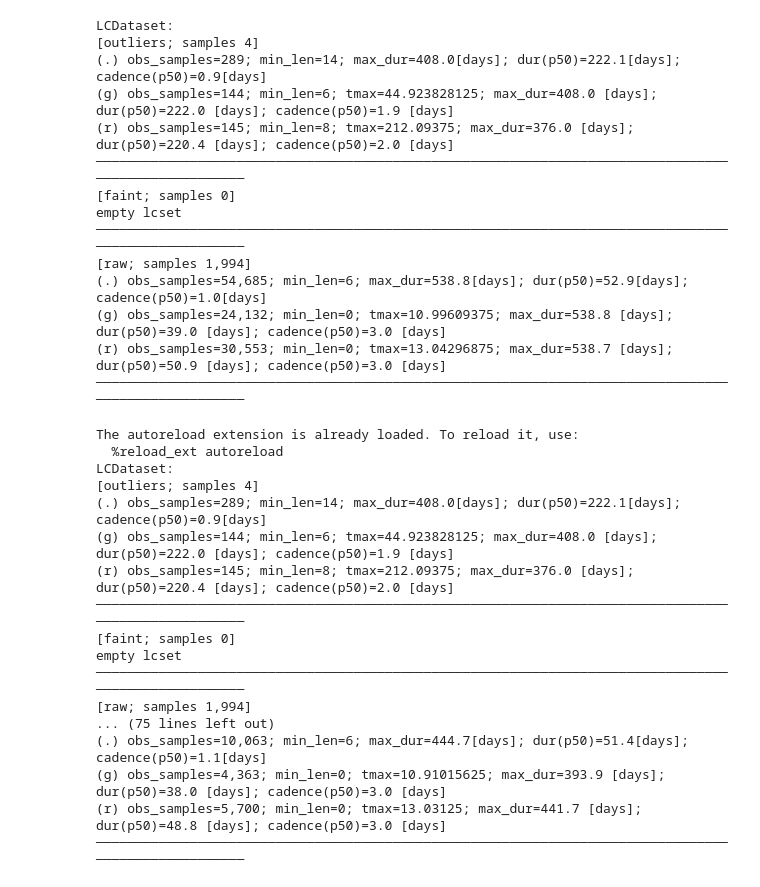
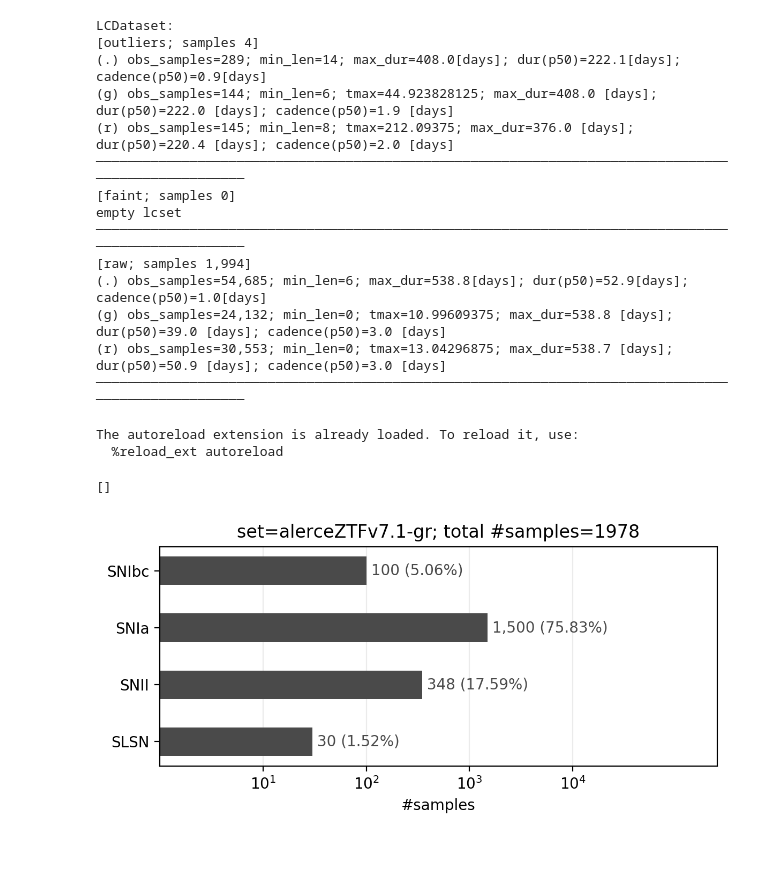
Before and after one commit to oscarpimentel/astro-lightcurves-handler, a Jupyter notebook: experiments/raw_to_split_dataset.ipynb, the cells around one changed output. Drawn from its saved outputs; the diff is of its cells as text; code cells hidden in the pictures; blank space fills up the shorter version.

```diff
--- a/experiments/raw_to_split_dataset.ipynb
+++ b/experiments/raw_to_split_dataset.ipynb
@@ -50,32 +48,46 @@ empty lcset
 (g) obs_samples=24,132; min_len=0; tmax=10.99609375; max_dur=538.8 [days]; dur(p50)=39.0 [days]; cadence(p50)=3.0 [days]
 (r) obs_samples=30,553; min_len=0; tmax=13.04296875; max_dur=538.7 [days]; dur(p50)=50.9 [days]; cadence(p50)=3.0 [days]
 ────────────────────────────────────────────────────────────────────────────────────────────────────
-# %%
-%load_ext autoreload
-%autoreload 2
-
-SNIIb_obj_names = ['ZTF18abojpnr', 'ZTF19aaugupw', 'ZTF19aawethv', 'ZTF18acbzoyh', 'ZTF18acqxyiq', 'ZTF18acrcyqw', 'ZTF19aadpqnb', 'ZTF19aaknate', 'ZTF19aalzvnu', 'ZTF19abqykei', 'ZTF19abqmsnk', 'ZTF19acyjjni', 'ZTF19aczmnqy', 'ZTF19aaejtof', 'ZTF20aawefgx', 'ZTF20aaxhzhc']
-lcdataset.split('raw',
-    shuffle=True,
-    random_state=0,
-    outlier_obj_names=SNIIb_obj_names,
-    )
-print(lcdataset)
-# %% [output]
-The autoreload extension is already loaded. To reload it, use:
-  %reload_ext autoreload
-LCDataset:
-[outliers; samples 4]
-(.) obs_samples=289; min_len=14; max_dur=408.0[days]; dur(p50)=222.1[days]; cadence(p50)=0.9[days]
-(g) obs_samples=144; min_len=6; tmax=44.923828125; max_dur=408.0 [days]; dur(p50)=222.0 [days]; cadence(p50)=1.9 [days]
-(r) obs_samples=145; min_len=8; tmax=212.09375; max_dur=376.0 [days]; dur(p50)=220.4 [days]; cadence(p50)=2.0 [days]
-────────────────────────────────────────────────────────────────────────────────────────────────────
-[faint; samples 0]
-empty lcset
-────────────────────────────────────────────────────────────────────────────────────────────────────
-[raw; samples 1,994]
-... (75 lines left out)
-(.) obs_samples=10,063; min_len=6; max_dur=444.7[days]; dur(p50)=51.4[days]; cadence(p50)=1.1[days]
-(g) obs_samples=4,363; min_len=0; tmax=10.91015625; max_dur=393.9 [days]; dur(p50)=38.0 [days]; cadence(p50)=3.0 [days]
-(r) obs_samples=5,700; min_len=0; tmax=13.03125; max_dur=441.7 [days]; dur(p50)=48.8 [days]; cadence(p50)=3.0 [days]
-────────────────────────────────────────────────────────────────────────────────────────────────────
+# %%
+%load_ext autoreload
+%autoreload 2
+import numpy as np
+import matplotlib.pyplot as plt
+import fuzzytools.matplotlib.plots as cplots
+import fuzzytools.matplotlib.colors as cc
+
+SNIIb_obj_names = ['ZTF18abojpnr', 'ZTF19aaugupw', 'ZTF19aawethv', 'ZTF18acbzoyh', 'ZTF18acqxyiq', 'ZTF18acrcyqw', 'ZTF19aadpqnb', 'ZTF19aaknate', 'ZTF19aalzvnu', 'ZTF19abqykei', 'ZTF19abqmsnk', 'ZTF19acyjjni', 'ZTF19aczmnqy', 'ZTF19aaejtof', 'ZTF20aawefgx', 'ZTF20aaxhzhc']
+populations_cdict = lcdataset.split('raw',
+    shuffle=True,
+    random_state=0,
+    outlier_obj_names=SNIIb_obj_names,
+    )
+#print(populations_cdict)
+
+lcset = lcdataset['raw']
+lcobj_classes = []
+for c in lcset.class_names:
+    lcobj_classes += [c.replace('*', '')]*len(populations_cdict[c])
+
+title = ''
+title += f'set={lcset.survey}-{"".join(lcset.band_names)}; total #samples={len(lcobj_classes)}'+'\n'
+cmap = cc.colorlist_to_cmap([cc.NICE_COLORS_DICT['nice_gray']])
+plt_kwargs = {
+    #'ylabel':'' if ks>0 else None,
+    'title':title[:-1],
+    #'cmap':cc.colorlist_to_cmap([cc.NICE_COLORS_DICT['nice_gray']]),
+    'uses_log_scale':True,
+    'figsize':[6,3],
+    'cmap':cmap,
+    'xlabel':'#samples',
+    }
+fig, ax = cplots.plot_hist_labels({'raw':lcobj_classes}, [c.replace('*', '') for c in lcset.class_names], **plt_kwargs)
+fig.tight_layout()
+plt.plot()
+
+#print(lcdataset)
+# %% [output]
+The autoreload extension is already loaded. To reload it, use:
+  %reload_ext autoreload
+[]
+[figure, added]
```
Also changed, not shown: parts of 14 cells of this notebook, 5 other files.
